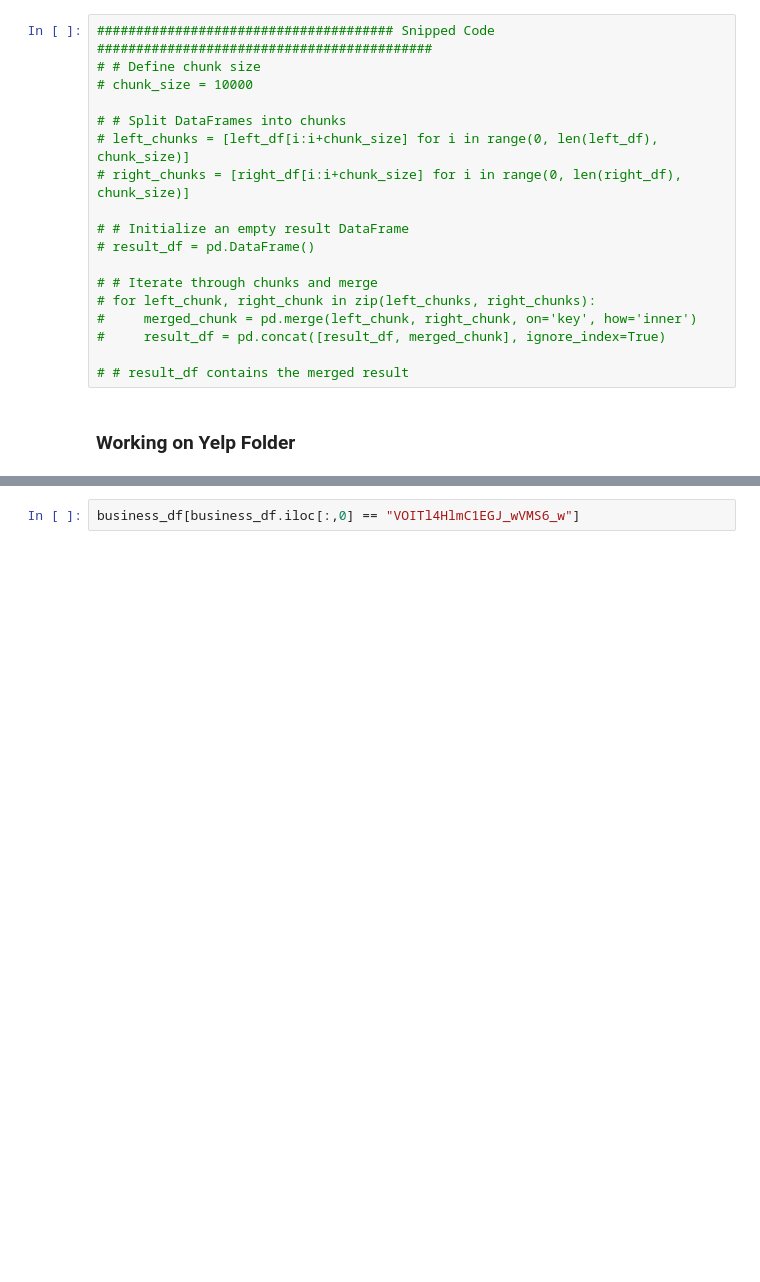
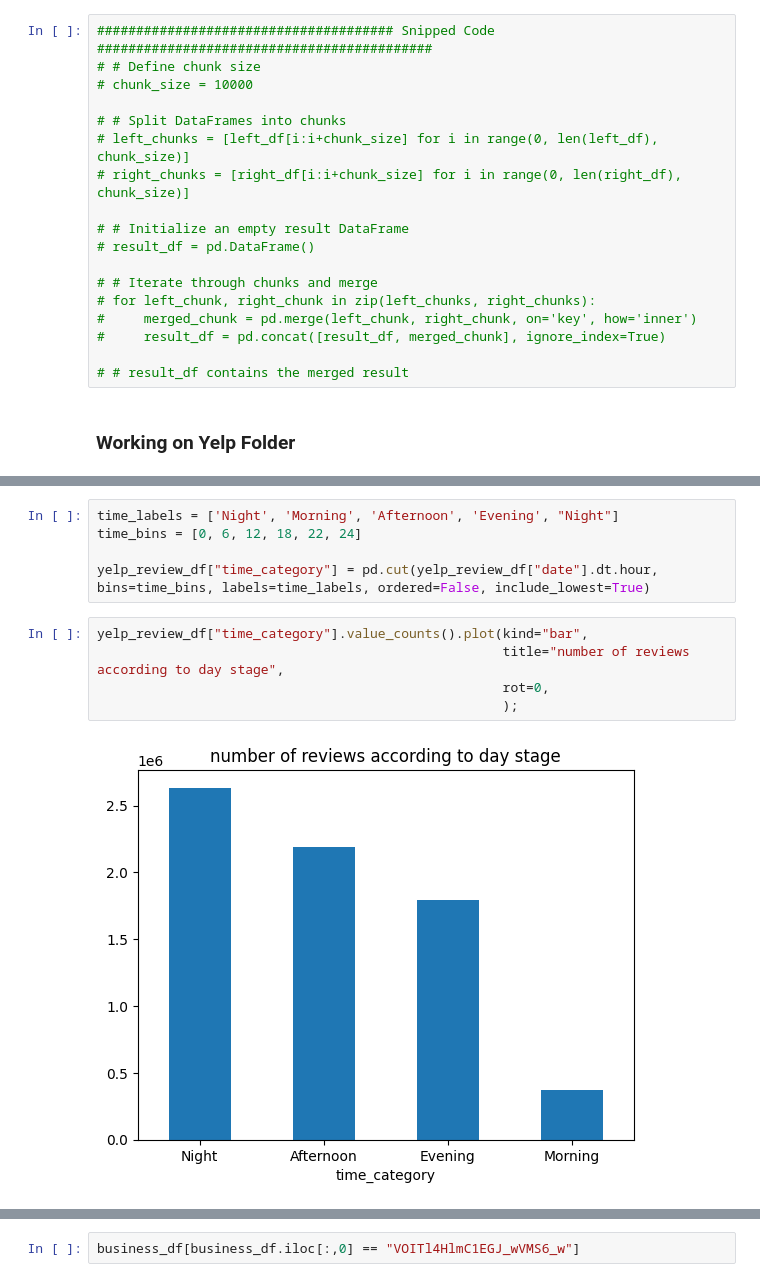
Before and after one commit to melodiromero/Google-Yelp, a Jupyter notebook: Sprint-1/Yelp/etl_eda.ipynb, the cells around one changed output, grey strips where cells are left out. Saved outputs shown, nothing was run; the diff lists cells and outputs as text; blank space fills up the shorter version.

```diff
--- a/Sprint-1/Yelp/etl_eda.ipynb
+++ b/Sprint-1/Yelp/etl_eda.ipynb
@@ -659,0 +684,12 @@ len(yelp_2018["user_id"].unique())
+# %%
+time_labels = ['Night', 'Morning', 'Afternoon', 'Evening', "Night"]
+time_bins = [0, 6, 12, 18, 22, 24]
+
+yelp_review_df["time_category"] = pd.cut(yelp_review_df["date"].dt.hour, bins=time_bins, labels=time_labels, ordered=False, include_lowest=True)
+# %%
+yelp_review_df["time_category"].value_counts().plot(kind="bar",
+                                                    title="number of reviews according to day stage",
+                                                    rot=0,
+                                                    );
+# %% [output]
+[figure, added]
```
Also changed, not shown: parts of 19 cells of this notebook, 1 other file.
